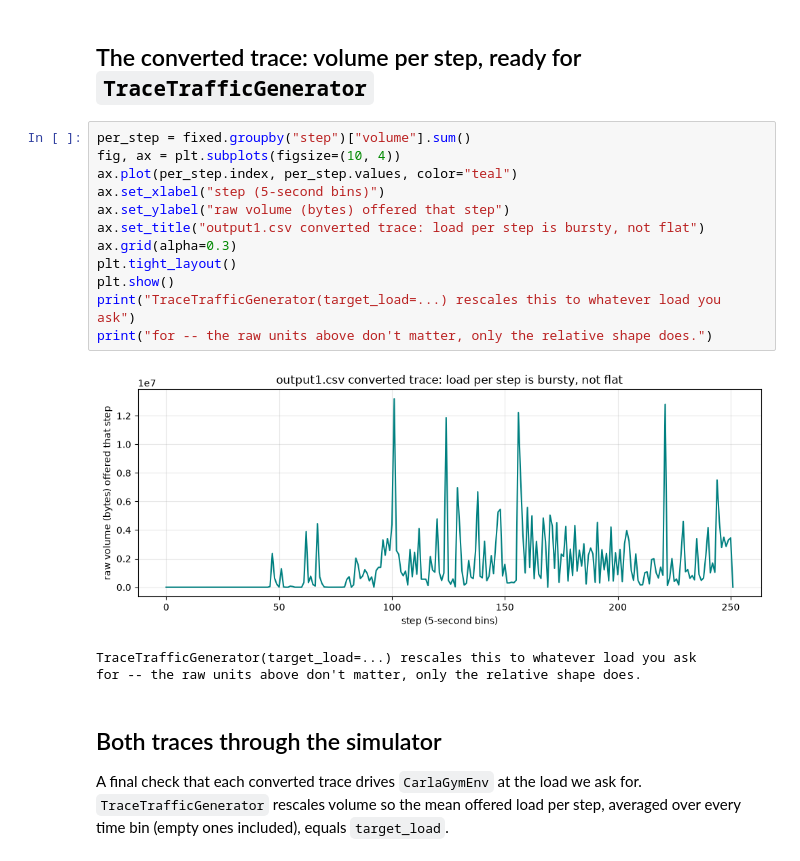
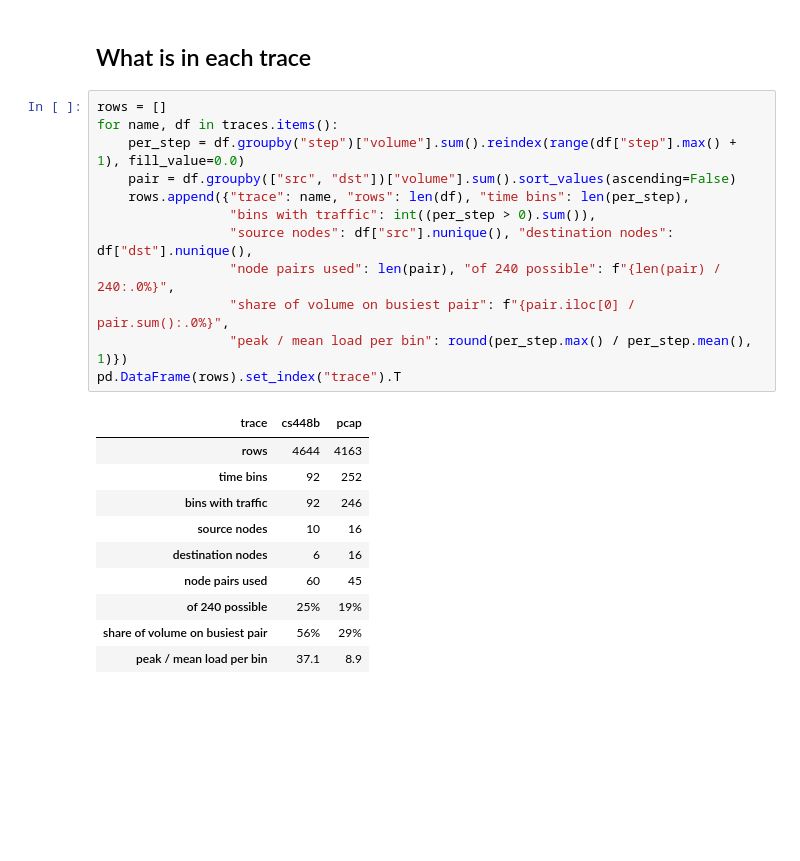
Before and after one commit to karix-project/congestgym-anon, a Jupyter notebook: notebooks/03_dataset_exploration.ipynb, the cells around one changed output. Saved outputs shown, nothing was run; the diff lists cells and outputs as text; blank space fills up the shorter version.

```diff
--- a/notebooks/03_dataset_exploration.ipynb
+++ b/notebooks/03_dataset_exploration.ipynb
@@ -171,24 +39,25 @@ Busiest node's degree -- original bug: 2  |  fixed: 4
-# %% [markdown]
-## The converted trace: volume per step, ready for `TraceTrafficGenerator`
-# %%
-per_step = fixed.groupby("step")["volume"].sum()
-fig, ax = plt.subplots(figsize=(10, 4))
-ax.plot(per_step.index, per_step.values, color="teal")
-ax.set_xlabel("step (5-second bins)")
-ax.set_ylabel("raw volume (bytes) offered that step")
-ax.set_title("output1.csv converted trace: load per step is bursty, not flat")
-ax.grid(alpha=0.3)
-plt.tight_layout()
-plt.show()
-print("TraceTrafficGenerator(target_load=...) rescales this to whatever load you ask")
-print("for -- the raw units above don't matter, only the relative shape does.")
-# %% [output]
-[figure, removed]
-TraceTrafficGenerator(target_load=...) rescales this to whatever load you ask
-for -- the raw units above don't matter, only the relative shape does.
-# %% [markdown]
-## Both traces through the simulator
-
-A final check that each converted trace drives `CarlaGymEnv` at the load we ask for.
-`TraceTrafficGenerator` rescales volume so the mean offered load per step, averaged
-over every time bin (empty ones included), equals `target_load`.
+# %% [markdown]
+## What is in each trace
+# %%
+rows = []
+for name, df in traces.items():
+    per_step = df.groupby("step")["volume"].sum().reindex(range(df["step"].max() + 1), fill_value=0.0)
+    pair = df.groupby(["src", "dst"])["volume"].sum().sort_values(ascending=False)
+    rows.append({"trace": name, "rows": len(df), "time bins": len(per_step),
+                 "bins with traffic": int((per_step > 0).sum()),
+                 "source nodes": df["src"].nunique(), "destination nodes": df["dst"].nunique(),
+                 "node pairs used": len(pair), "of 240 possible": f"{len(pair) / 240:.0%}",
+                 "share of volume on busiest pair": f"{pair.iloc[0] / pair.sum():.0%}",
+                 "peak / mean load per bin": round(per_step.max() / per_step.mean(), 1)})
+pd.DataFrame(rows).set_index("trace").T
+# %% [output]
+| trace | cs448b | pcap |
+| rows | 4644 | 4163 |
+| time bins | 92 | 252 |
+| bins with traffic | 92 | 246 |
+| source nodes | 10 | 16 |
+| destination nodes | 6 | 16 |
+| node pairs used | 60 | 45 |
+| of 240 possible | 25% | 19% |
+| share of volume on busiest pair | 56% | 29% |
+| peak / mean load per bin | 37.1 | 8.9 |
```
Also changed, not shown: parts of 21 cells of this notebook, 14 other files.
